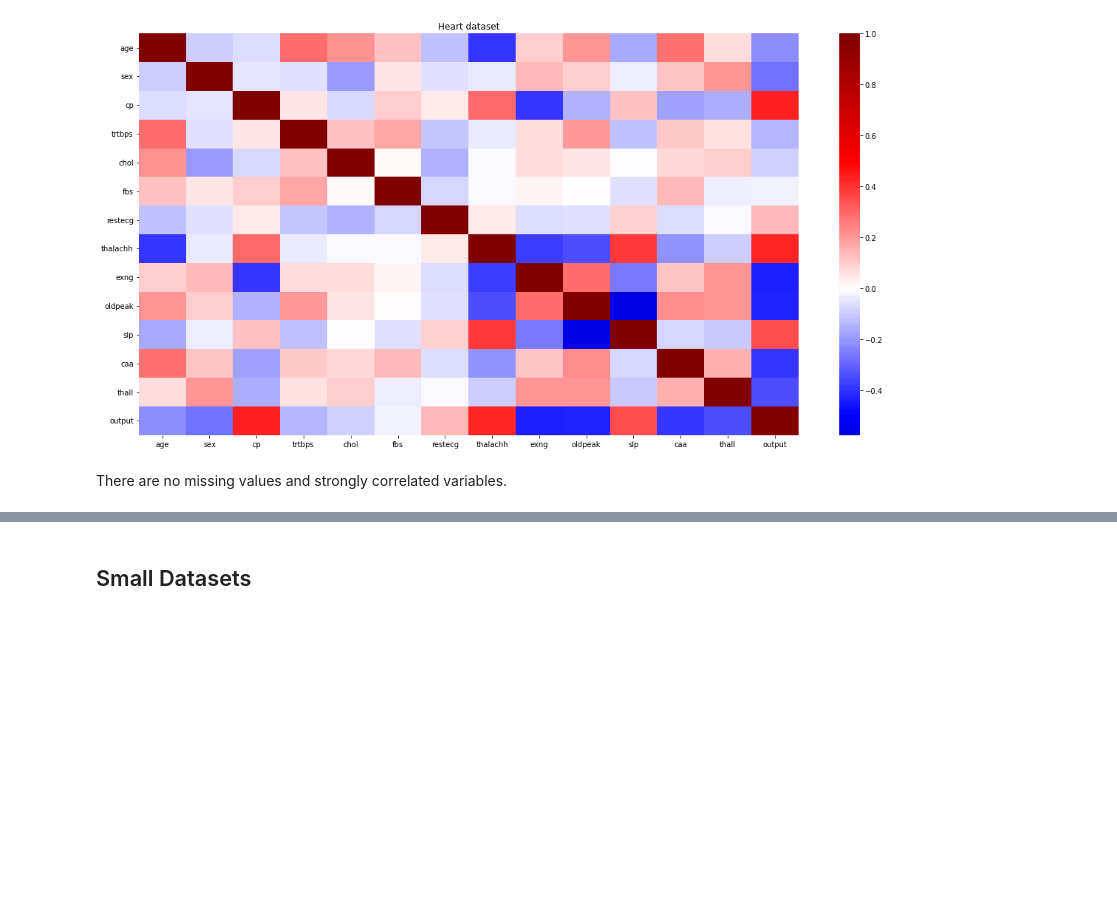
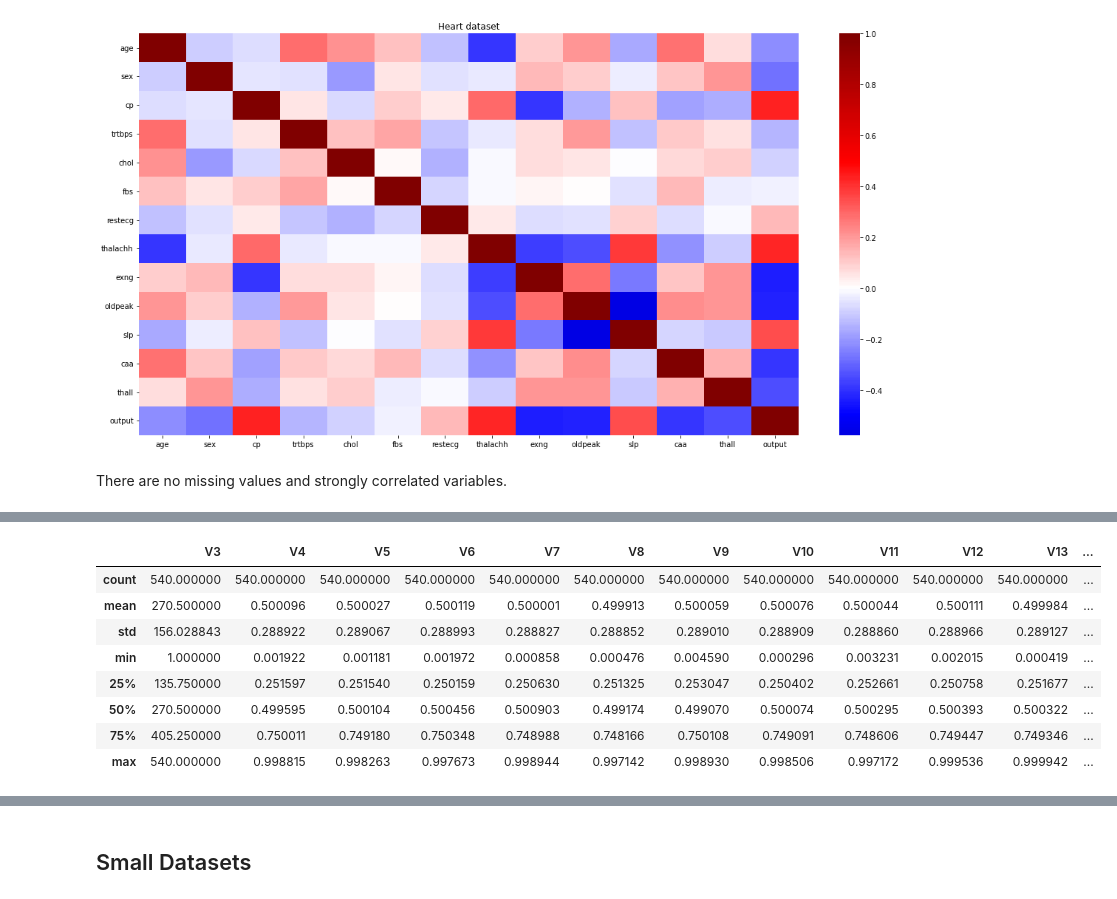
Before and after one commit to LJaremek/AdvancedMachineLearningProject-MINI, a Jupyter notebook: data_processing.ipynb, the cells around one changed output, grey strips where cells are left out. Saved outputs shown, nothing was run; the diff lists cells and outputs as text; code cells hidden in the pictures; blank space fills up the shorter version.

```diff
--- a/data_processing.ipynb
+++ b/data_processing.ipynb
@@ -92,0 +108,14 @@ There are no missing values and strongly correlated variables.
+# %%
+climate_df.replace({"Class": {b"1": 0, b"2": 1}}, inplace=True)
+climate_df.drop(columns=["V1", "V2"], inplace=True)
+climate_df.describe()
+# %% [output]
+|  | V3 | V4 | V5 | V6 | V7 | V8 | V9 | V10 | V11 | V12 | V13 | ... |
+| count | 540.000000 | 540.000000 | 540.000000 | 540.000000 | 540.000000 | 540.000000 | 540.000000 | 540.000000 | 540.000000 | 540.000000 | 540.000000 | ... |
+| mean | 270.500000 | 0.500096 | 0.500027 | 0.500119 | 0.500001 | 0.499913 | 0.500059 | 0.500076 | 0.500044 | 0.500111 | 0.499984 | ... |
+| std | 156.028843 | 0.288922 | 0.289067 | 0.288993 | 0.288827 | 0.288852 | 0.289010 | 0.288909 | 0.288860 | 0.288966 | 0.289127 | ... |
+| min | 1.000000 | 0.001922 | 0.001181 | 0.001972 | 0.000858 | 0.000476 | 0.004590 | 0.000296 | 0.003231 | 0.002015 | 0.000419 | ... |
+| 25% | 135.750000 | 0.251597 | 0.251540 | 0.250159 | 0.250630 | 0.251325 | 0.253047 | 0.250402 | 0.252661 | 0.250758 | 0.251677 | ... |
+| 50% | 270.500000 | 0.499595 | 0.500104 | 0.500456 | 0.500903 | 0.499174 | 0.499070 | 0.500074 | 0.500295 | 0.500393 | 0.500322 | ... |
+| 75% | 405.250000 | 0.750011 | 0.749180 | 0.750348 | 0.748988 | 0.748166 | 0.750108 | 0.749091 | 0.748606 | 0.749447 | 0.749346 | ... |
+| max | 540.000000 | 0.998815 | 0.998263 | 0.997673 | 0.998944 | 0.997142 | 0.998930 | 0.998506 | 0.997172 | 0.999536 | 0.999942 | ... |
```
Also changed, not shown: parts of 6 cells of this notebook, 1 other file.
